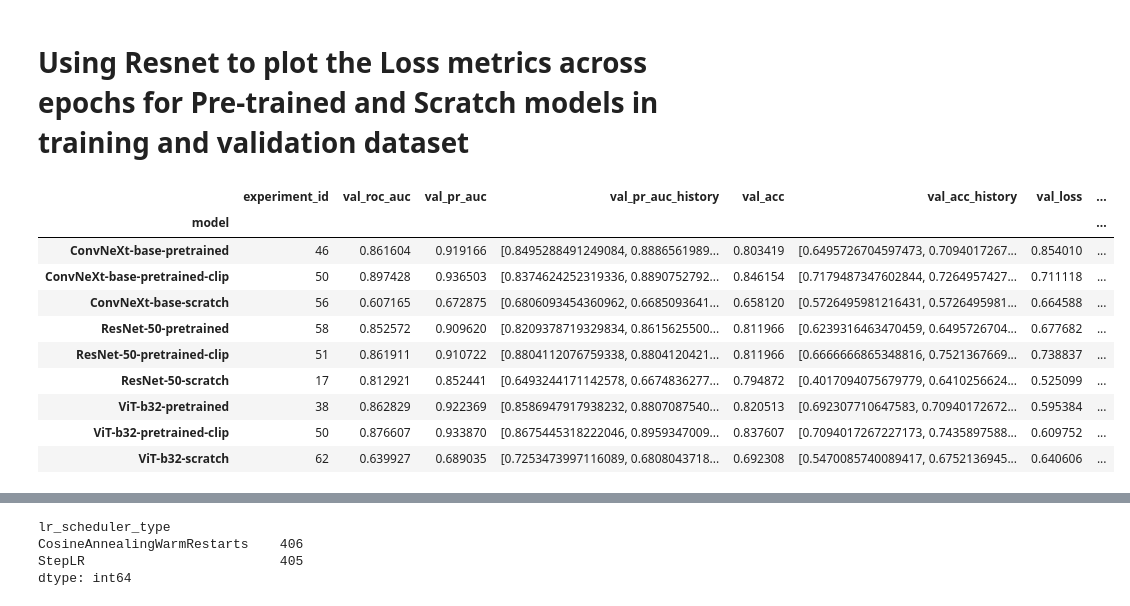
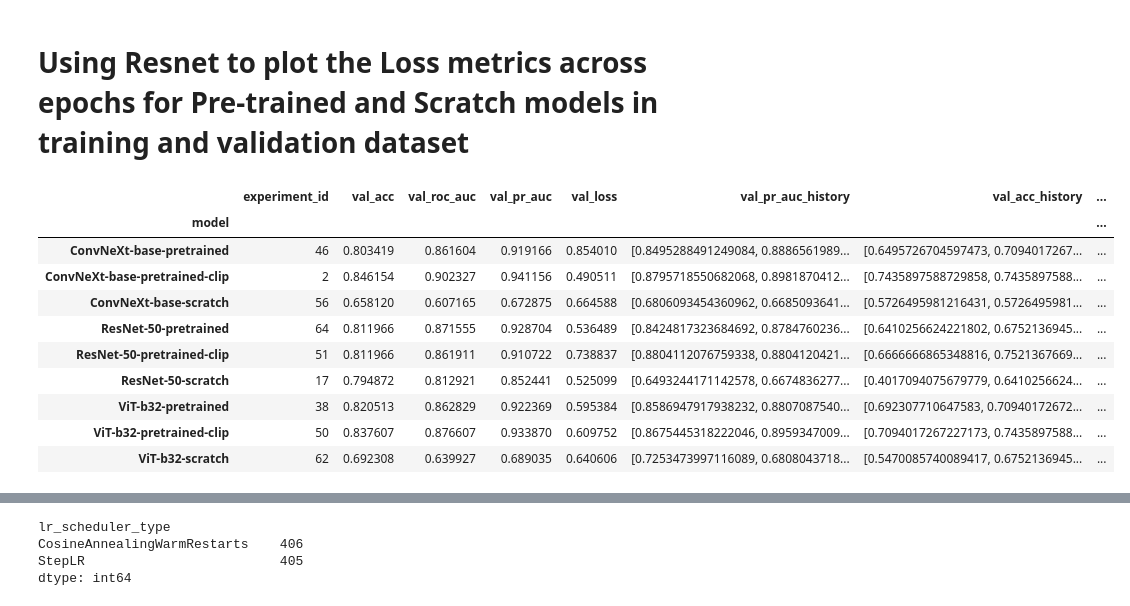
Before and after one commit to Deepfake-Detection-KKO/deepfake-detection, a Jupyter notebook: experiment_result_viz.ipynb, the cells around one changed output, grey strips where cells are left out. Drawn from its saved outputs; the diff is of its cells as text; code cells hidden in the pictures.

```diff
--- a/experiment_result_viz.ipynb
+++ b/experiment_result_viz.ipynb
@@ -43,16 +43,16 @@ dtype: int64
 # %%
 # focus on evaluating the best model settings for each family (i.e. 1 for ResNet, 1 for ViT, 1 for ConvNeXt)
 # "best" is open to redefining a bit later depending on model complexity etc. but maybe just go with highest ROC AUC on validation data for now
-experiment_results.sort_values(by='val_acc', ascending = False).groupby("model").first()[['experiment_id', 'val_roc_auc', 'val_pr_auc', 'val_pr_auc_history', 'val_acc', 'val_acc_history', 'val_loss', 'train_roc_auc', 'train_pr_auc', 'train_acc', 'train_loss','train_loss_history']]
+experiment_results.sort_values(by=['val_acc', 'val_roc_auc'], ascending = False).groupby("model").first()[['experiment_id', 'val_acc', 'val_roc_auc', 'val_pr_auc', 'val_loss','val_pr_auc_history',  'val_acc_history',  'train_roc_auc', 'train_pr_auc', 'train_acc', 'train_loss','train_loss_history']]
 # %% [output]
-|  | experiment_id | val_roc_auc | val_pr_auc | val_pr_auc_history | val_acc | val_acc_history | val_loss | ... |
+|  | experiment_id | val_acc | val_roc_auc | val_pr_auc | val_loss | val_pr_auc_history | val_acc_history | ... |
 | model |  |  |  |  |  |  |  | ... |
-| ConvNeXt-base-pretrained | 46 | 0.861604 | 0.919166 | [0.8495288491249084, 0.8886561989... | 0.803419 | [0.6495726704597473, 0.7094017267... | 0.854010 | ... |
-| ConvNeXt-base-pretrained-clip | 50 | 0.897428 | 0.936503 | [0.8374624252319336, 0.8890752792... | 0.846154 | [0.7179487347602844, 0.7264957427... | 0.711118 | ... |
-| ConvNeXt-base-scratch | 56 | 0.607165 | 0.672875 | [0.6806093454360962, 0.6685093641... | 0.658120 | [0.5726495981216431, 0.5726495981... | 0.664588 | ... |
-| ResNet-50-pretrained | 58 | 0.852572 | 0.909620 | [0.8209378719329834, 0.8615625500... | 0.811966 | [0.6239316463470459, 0.6495726704... | 0.677682 | ... |
-| ResNet-50-pretrained-clip | 51 | 0.861911 | 0.910722 | [0.8804112076759338, 0.8804120421... | 0.811966 | [0.6666666865348816, 0.7521367669... | 0.738837 | ... |
-| ResNet-50-scratch | 17 | 0.812921 | 0.852441 | [0.6493244171142578, 0.6674836277... | 0.794872 | [0.4017094075679779, 0.6410256624... | 0.525099 | ... |
-| ViT-b32-pretrained | 38 | 0.862829 | 0.922369 | [0.8586947917938232, 0.8807087540... | 0.820513 | [0.692307710647583, 0.70940172672... | 0.595384 | ... |
-| ViT-b32-pretrained-clip | 50 | 0.876607 | 0.933870 | [0.8675445318222046, 0.8959347009... | 0.837607 | [0.7094017267227173, 0.7435897588... | 0.609752 | ... |
-| ViT-b32-scratch | 62 | 0.639927 | 0.689035 | [0.7253473997116089, 0.6808043718... | 0.692308 | [0.5470085740089417, 0.6752136945... | 0.640606 | ... |
+| ConvNeXt-base-pretrained | 46 | 0.803419 | 0.861604 | 0.919166 | 0.854010 | [0.8495288491249084, 0.8886561989... | [0.6495726704597473, 0.7094017267... | ... |
+| ConvNeXt-base-pretrained-clip | 2 | 0.846154 | 0.902327 | 0.941156 | 0.490511 | [0.8795718550682068, 0.8981870412... | [0.7435897588729858, 0.7435897588... | ... |
+| ConvNeXt-base-scratch | 56 | 0.658120 | 0.607165 | 0.672875 | 0.664588 | [0.6806093454360962, 0.6685093641... | [0.5726495981216431, 0.5726495981... | ... |
+| ResNet-50-pretrained | 64 | 0.811966 | 0.871555 | 0.928704 | 0.536489 | [0.8424817323684692, 0.8784760236... | [0.6410256624221802, 0.6752136945... | ... |
+| ResNet-50-pretrained-clip | 51 | 0.811966 | 0.861911 | 0.910722 | 0.738837 | [0.8804112076759338, 0.8804120421... | [0.6666666865348816, 0.7521367669... | ... |
+| ResNet-50-scratch | 17 | 0.794872 | 0.812921 | 0.852441 | 0.525099 | [0.6493244171142578, 0.6674836277... | [0.4017094075679779, 0.6410256624... | ... |
+| ViT-b32-pretrained | 38 | 0.820513 | 0.862829 | 0.922369 | 0.595384 | [0.8586947917938232, 0.8807087540... | [0.692307710647583, 0.70940172672... | ... |
+| ViT-b32-pretrained-clip | 50 | 0.837607 | 0.876607 | 0.933870 | 0.609752 | [0.8675445318222046, 0.8959347009... | [0.7094017267227173, 0.7435897588... | ... |
+| ViT-b32-scratch | 62 | 0.692308 | 0.639927 | 0.689035 | 0.640606 | [0.7253473997116089, 0.6808043718... | [0.5470085740089417, 0.6752136945... | ... |
```
Also changed, not shown: parts of 4 cells of this notebook, 2 other files.
